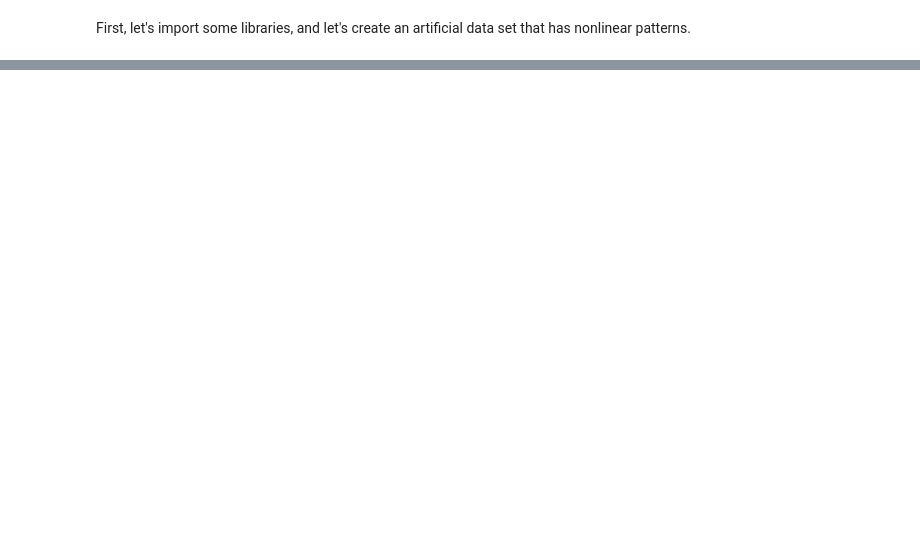
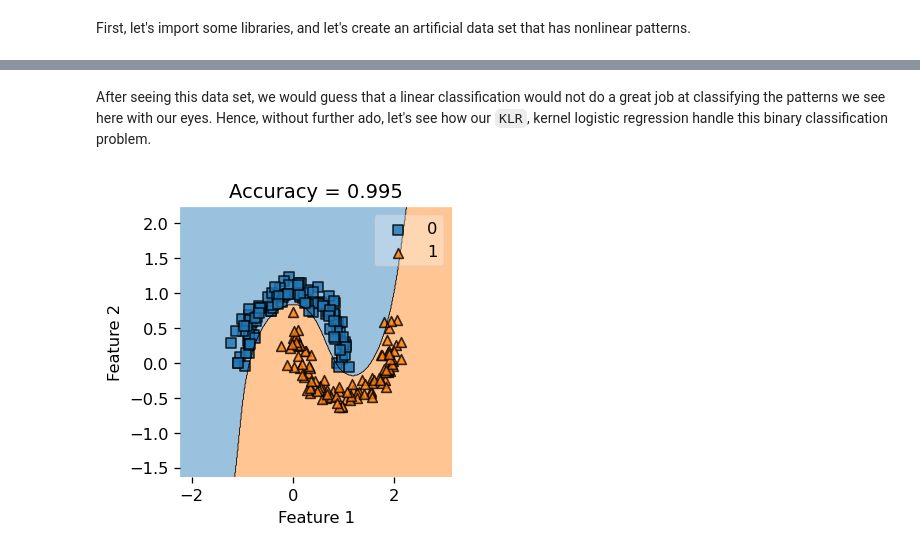
Before and after one commit to Xianzhiwang1/CS0451-page-site, a Jupyter notebook: posts/my-blog-post-03-kernel-logistic/index.ipynb, the cells around one changed output, grey strips where cells are left out. Saved outputs shown, nothing was run; the diff lists cells and outputs as text; code cells hidden in the pictures; blank space fills up the shorter version.

```diff
--- a/posts/my-blog-post-03-kernel-logistic/index.ipynb
+++ b/posts/my-blog-post-03-kernel-logistic/index.ipynb
@@ -58,0 +69,13 @@ labels = plt.gca().set(xlabel = "Feature 1", ylabel = "Feature 2")
+# %% [markdown]
+After seeing this data set, we would guess that a linear classification would not do a great job at classifying the patterns we see here with our eyes. Hence, without further ado, let's see how our `KLR`, kernel logistic regression handle this binary classification problem.
+# %%
+from kernel_logistic import KLR
+KLR = KLR(rbf_kernel, gamma = 1.8)
+KLR.fit(X, y)
+plot_decision_regions(X, y, clf = KLR)
+mypredict = KLR.predict(X)
+title = plt.gca().set(title = f"Accuracy = {(mypredict == y).mean()}",
+                      xlabel = "Feature 1",
+                      ylabel = "Feature 2")
+# %% [output]
+[figure, added]
```
Also changed, not shown: parts of 46 cells of this notebook, 1 other file.
